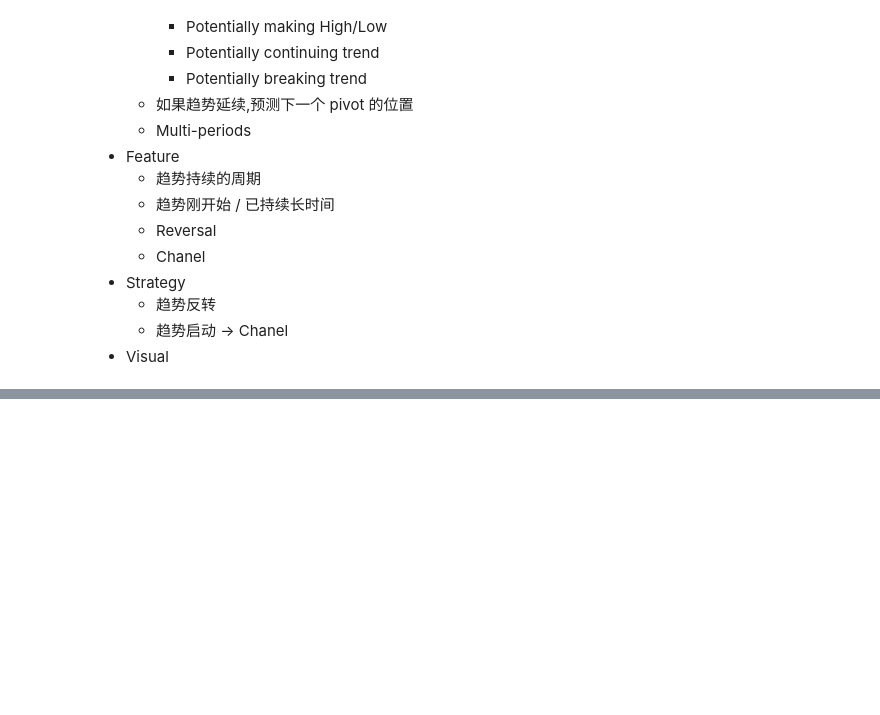
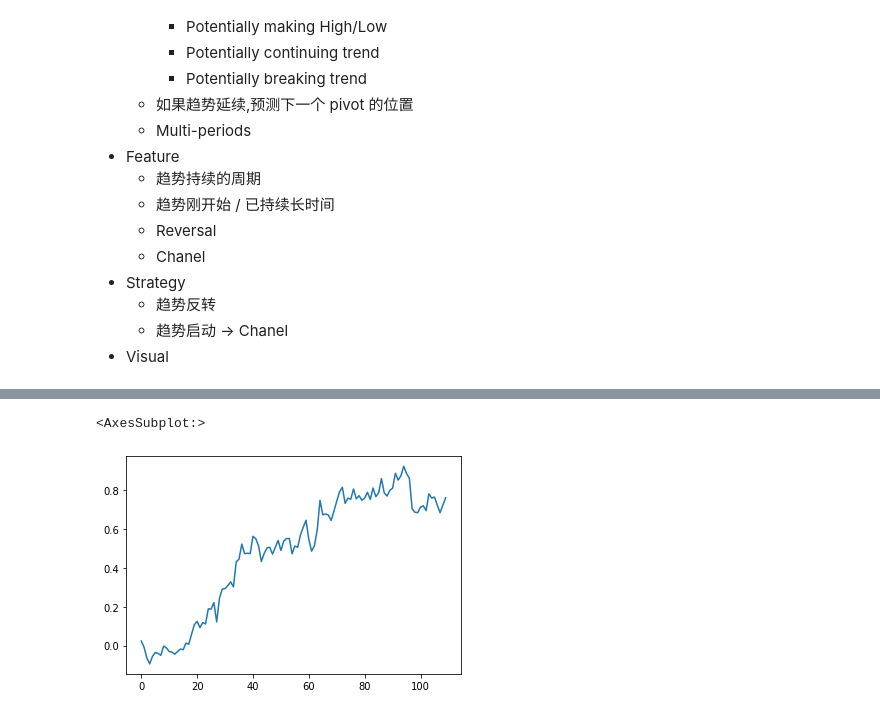
Before and after one commit to ismaelliang/client-python, a Jupyter notebook: pivot.ipynb, the cells around one changed output, grey strips where cells are left out. Saved outputs shown, nothing was run; the diff lists cells and outputs as text; code cells hidden in the pictures; blank space fills up the shorter version.

```diff
--- a/pivot.ipynb
+++ b/pivot.ipynb
@@ -78,0 +270,7 @@ df.to_parquet(f'../analyzer.view.server/dump/cn_pivot/compute/{symbol}.1d.parque
+# %%
+cumret=(np.cumprod(1+df_pnl)-1)
+# %%
+pd.Series(cumret).plot()
+# %% [output]
+<AxesSubplot:>
+[figure, added]
```
Also changed, not shown: parts of 23 cells of this notebook.
